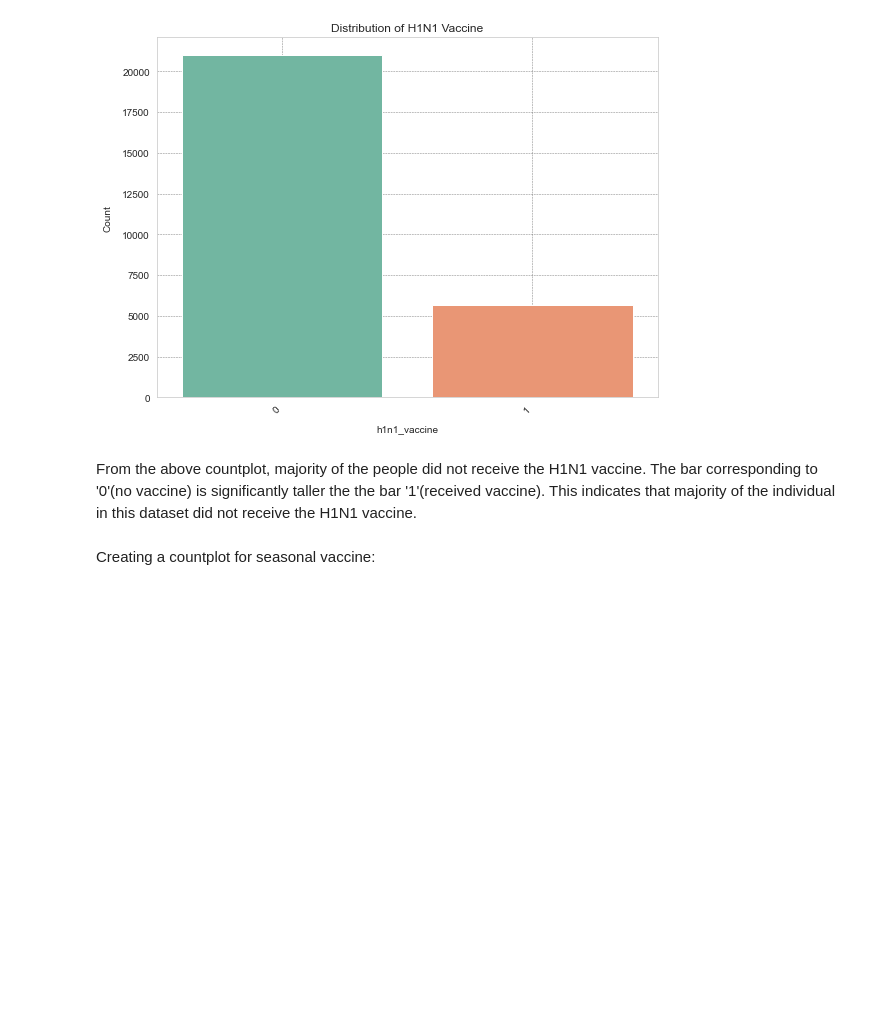
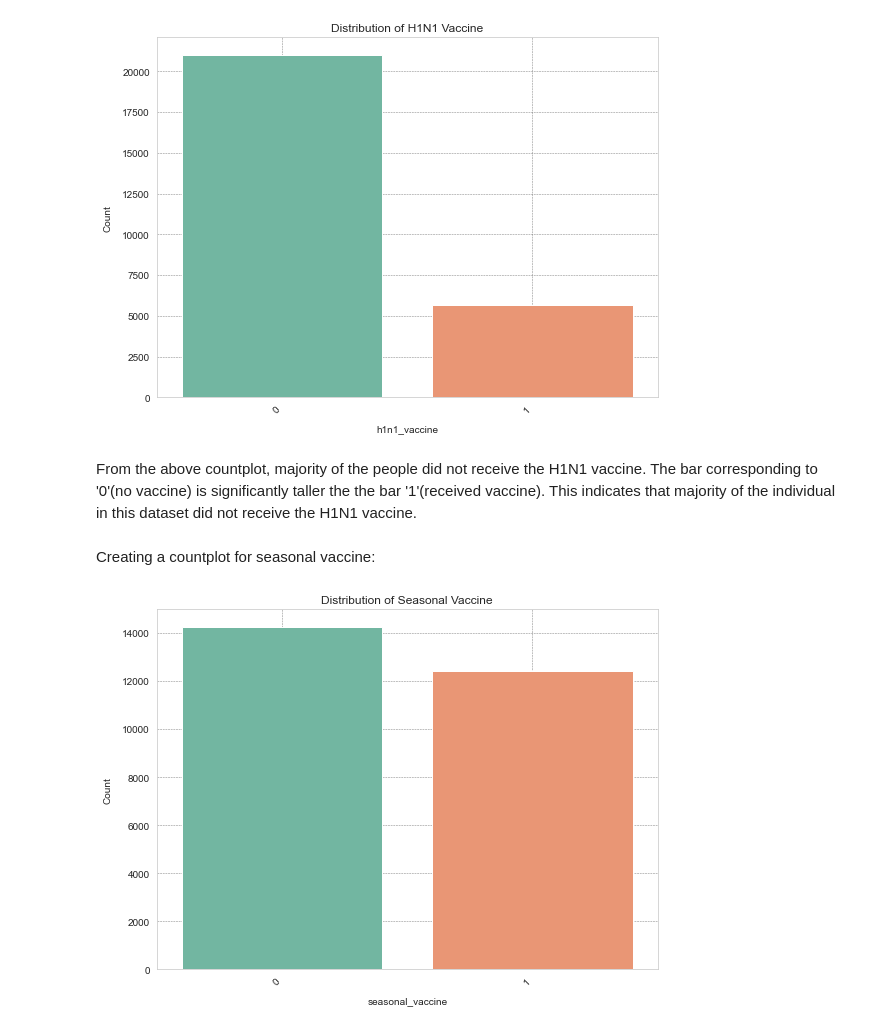
Before and after one commit to NamaembaSilali/vaccine-project, a Jupyter notebook: index.ipynb, the cells around one changed output. Drawn from its saved outputs; the diff is of its cells as text; code cells hidden in the pictures; blank space fills up the shorter version.

Commit message:
countplot for h1n1

```diff
--- a/index.ipynb
+++ b/index.ipynb
@@ -317,3 +317,7 @@ countplot(df, 'h1n1_vaccine', "Distribution of H1N1 Vaccine")
 From the above countplot, majority of the people did not receive the H1N1 vaccine. The bar corresponding to '0'(no vaccine) is significantly taller the the bar '1'(received vaccine). This indicates that majority of the individual in this dataset did not receive the H1N1 vaccine.
 # %% [markdown]
 Creating a countplot for seasonal vaccine:
+# %%
+countplot(df, 'seasonal_vaccine', "Distribution of Seasonal Vaccine")
+# %% [output]
+[figure, added]
```
